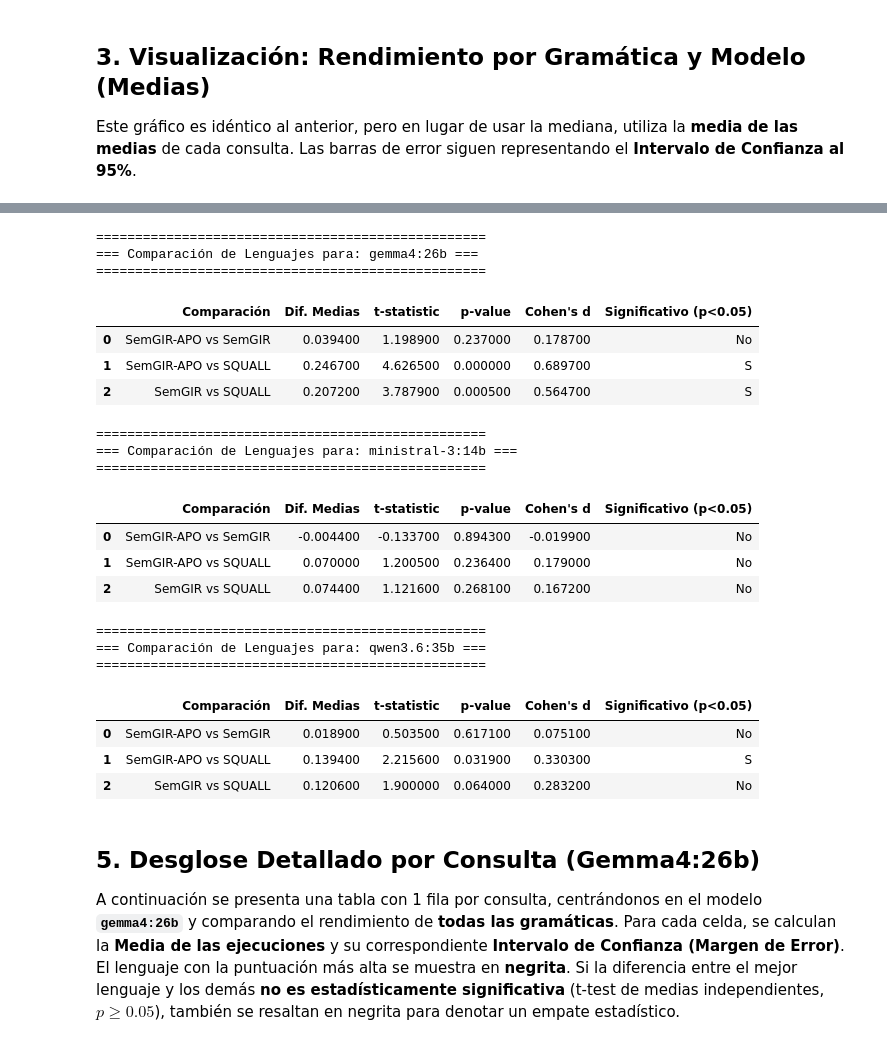
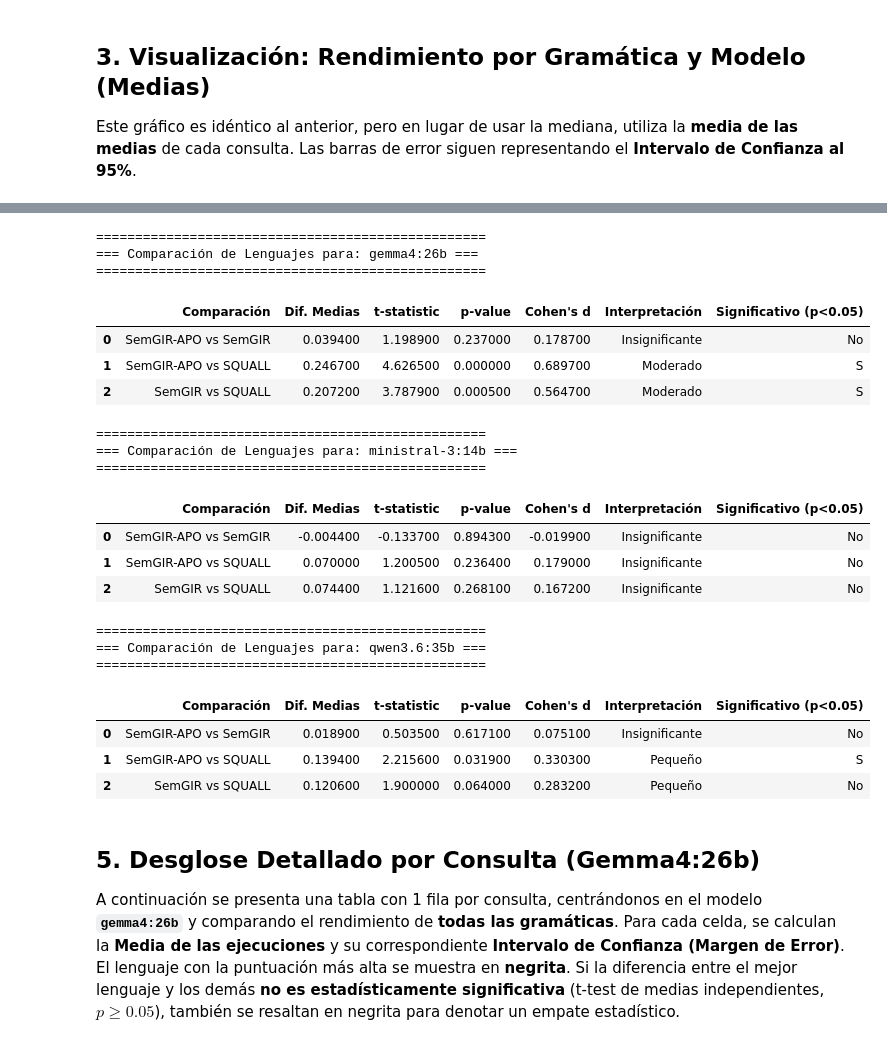
Before and after one commit to Raulms29/TLNCSG, a Jupyter notebook: grammar_eval/Statistical_Analysis.ipynb, the cells around one changed output, grey strips where cells are left out. Drawn from its saved outputs; the diff is of its cells as text; code cells hidden in the pictures.

```diff
--- a/grammar_eval/Statistical_Analysis.ipynb
+++ b/grammar_eval/Statistical_Analysis.ipynb
@@ -171,59 +177,76 @@ for m in models_list:
         g_data = query_medians[(query_medians['Model'] == m) & (query_medians['Grammar'] == g)].copy()
         # Colapsar por Query ID para evitar duplicados debido a la columna Thinking
         g_agg = g_data.groupby('Query ID')['Median_Overall_Score'].mean()
-        data[g] = g_agg.values
+        data[g] = g_agg
 
     comparisons = []
 
     for a, b in pairs:
         scores_a = data[a]
         scores_b = data[b]
 
-        if len(scores_a) == len(scores_b) and len(scores_a) > 0:
-            diffs = scores_a - scores_b
-            res = stats.ttest_rel(scores_a, scores_b)
+        # Intersectamos los índices para alinear las consultas
+        common_queries = scores_a.index.intersection(scores_b.index)
+        aligned_a = scores_a.loc[common_queries].values
+        aligned_b = scores_b.loc[common_queries].values
+
+
+        if len(aligned_a) > 1:
+            diffs = aligned_a - aligned_b
+            res = stats.ttest_rel(aligned_a, aligned_b)
             t_stat, p_val = float(res[0]), float(res[1])
             cohen_d = diffs.mean() / diffs.std(ddof=1) if diffs.std(ddof=1) != 0 else 0
+
+            abs_d = abs(cohen_d)
+            if abs_d < 0.2:
+                interpretacion = 'Insignificante'
+            elif abs_d < 0.5:
+                interpretacion = 'Pequeño'
+            elif abs_d < 0.8:
+                interpretacion = 'Moderado'
+            else:
+                interpretacion = 'Grande'
 
             comparisons.append({
                 'Comparación': f"{a} vs {b}",
                 'Dif. Medias': diffs.mean(),
                 't-statistic': t_stat,
                 'p-value': p_val,
                 "Cohen's d": cohen_d,
+                'Interpretación': interpretacion,
                 'Significativo (p<0.05)': 'S' if p_val < 0.05 else 'No'
             })
 
     df_comp = pd.DataFrame(comparisons)
     for col in ['Dif. Medias', 't-statistic', 'p-value', "Cohen's d"]:
         if col in df_comp:
             df_comp[col] = df_comp[col].astype(float).round(4)
 
     styled_df = df_comp.style.map(highlight_sig, subset=['p-value'])\
                              .apply(lambda x: ['font-weight: bold' if v == 'S' else '' for v in x], subset=['Significativo (p<0.05)'])
     display(styled_df)
 # %% [output]
 ==================================================
 === Comparación de Lenguajes para: gemma4:26b ===
 ==================================================
-|  | Comparación | Dif. Medias | t-statistic | p-value | Cohen's d | Significativo (p<0.05) |
-| 0 | SemGIR-APO vs SemGIR | 0.039400 | 1.198900 | 0.237000 | 0.178700 | No |
-| 1 | SemGIR-APO vs SQUALL | 0.246700 | 4.626500 | 0.000000 | 0.689700 | S |
-| 2 | SemGIR vs SQUALL | 0.207200 | 3.787900 | 0.000500 | 0.564700 | S |
+|  | Comparación | Dif. Medias | t-statistic | p-value | Cohen's d | Interpretación | Significativo (p<0.05) |
+| 0 | SemGIR-APO vs SemGIR | 0.039400 | 1.198900 | 0.237000 | 0.178700 | Insignificante | No |
+| 1 | SemGIR-APO vs SQUALL | 0.246700 | 4.626500 | 0.000000 | 0.689700 | Moderado | S |
+| 2 | SemGIR vs SQUALL | 0.207200 | 3.787900 | 0.000500 | 0.564700 | Moderado | S |
 ==================================================
 === Comparación de Lenguajes para: ministral-3:14b ===
 ==================================================
-|  | Comparación | Dif. Medias | t-statistic | p-value | Cohen's d | Significativo (p<0.05) |
-| 0 | SemGIR-APO vs SemGIR | -0.004400 | -0.133700 | 0.894300 | -0.019900 | No |
-| 1 | SemGIR-APO vs SQUALL | 0.070000 | 1.200500 | 0.236400 | 0.179000 | No |
-| 2 | SemGIR vs SQUALL | 0.074400 | 1.121600 | 0.268100 | 0.167200 | No |
+|  | Comparación | Dif. Medias | t-statistic | p-value | Cohen's d | Interpretación | Significativo (p<0.05) |
+| 0 | SemGIR-APO vs SemGIR | -0.004400 | -0.133700 | 0.894300 | -0.019900 | Insignificante | No |
+| 1 | SemGIR-APO vs SQUALL | 0.070000 | 1.200500 | 0.236400 | 0.179000 | Insignificante | No |
+| 2 | SemGIR vs SQUALL | 0.074400 | 1.121600 | 0.268100 | 0.167200 | Insignificante | No |
 ==================================================
 === Comparación de Lenguajes para: qwen3.6:35b ===
 ==================================================
-|  | Comparación | Dif. Medias | t-statistic | p-value | Cohen's d | Significativo (p<0.05) |
-| 0 | SemGIR-APO vs SemGIR | 0.018900 | 0.503500 | 0.617100 | 0.075100 | No |
-| 1 | SemGIR-APO vs SQUALL | 0.139400 | 2.215600 | 0.031900 | 0.330300 | S |
-| 2 | SemGIR vs SQUALL | 0.120600 | 1.900000 | 0.064000 | 0.283200 | No |
+|  | Comparación | Dif. Medias | t-statistic | p-value | Cohen's d | Interpretación | Significativo (p<0.05) |
+| 0 | SemGIR-APO vs SemGIR | 0.018900 | 0.503500 | 0.617100 | 0.075100 | Insignificante | No |
+| 1 | SemGIR-APO vs SQUALL | 0.139400 | 2.215600 | 0.031900 | 0.330300 | Pequeño | S |
+| 2 | SemGIR vs SQUALL | 0.120600 | 1.900000 | 0.064000 | 0.283200 | Pequeño | No |
 # %% [markdown]
 ## 5. Desglose Detallado por Consulta (Gemma4:26b)
 
```
Also changed, not shown: parts of 1 cell of this notebook, 1 other file.
